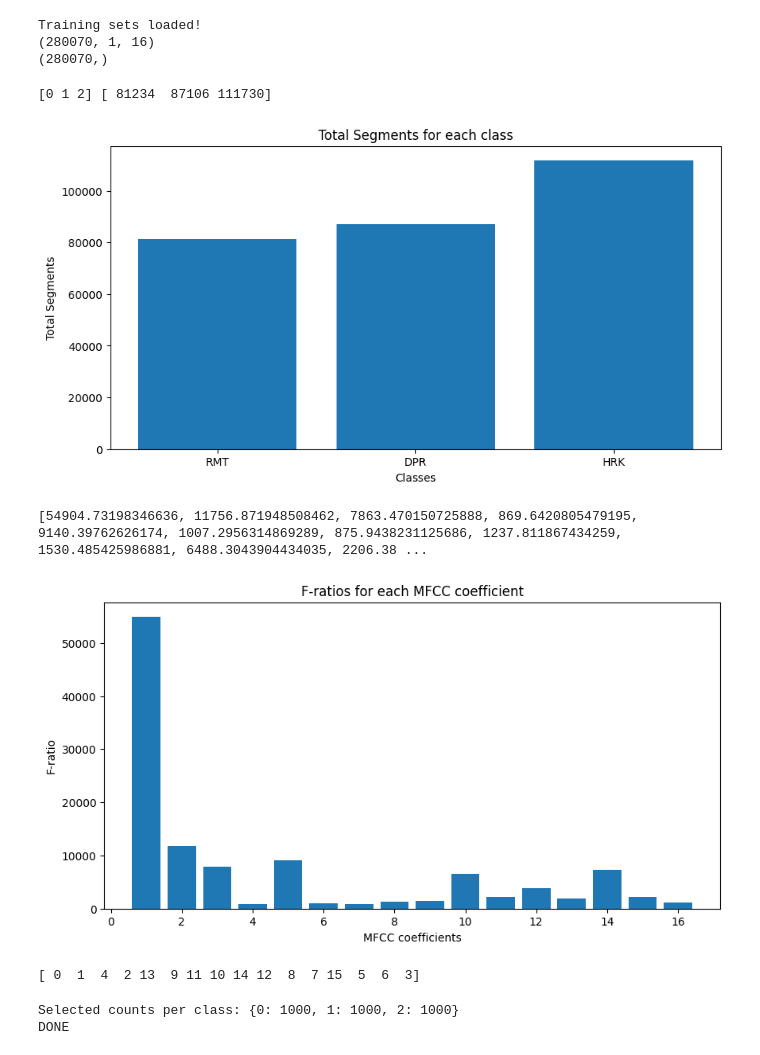
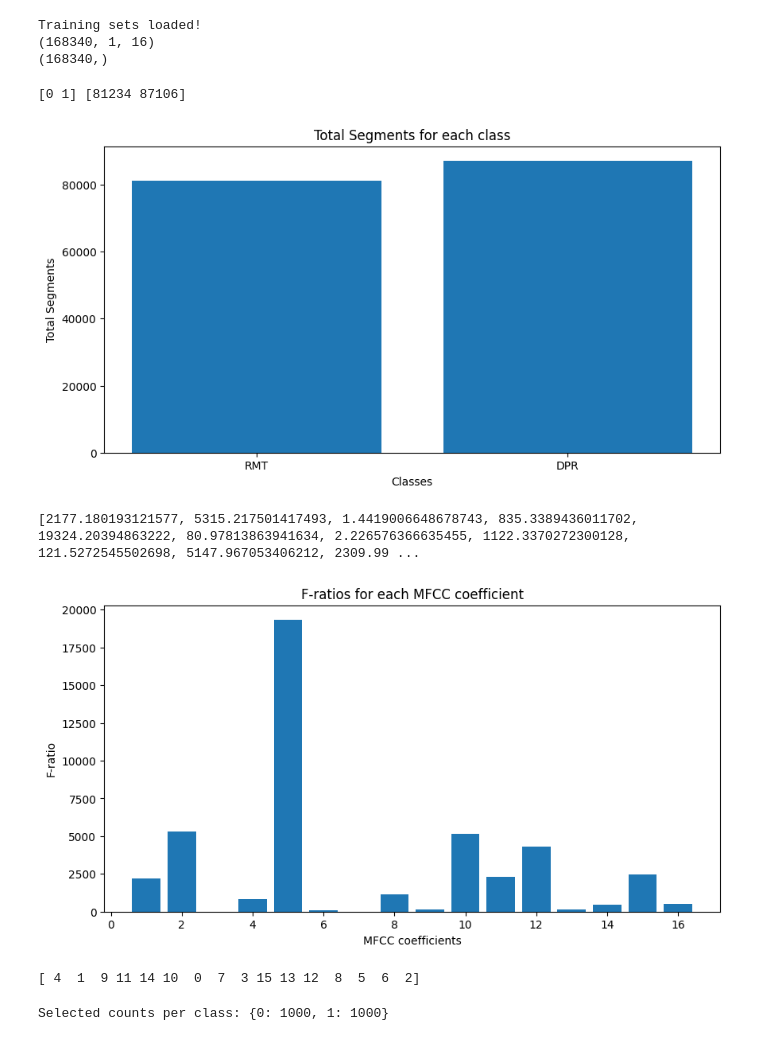
Before and after one commit to hugo-gclvs/kmutt_intership_project_v2, a Jupyter notebook: data_visualization.ipynb, the cells around one changed output. Drawn from its saved outputs; the diff is of its cells as text; code cells hidden in the pictures.

```diff
--- a/data_visualization.ipynb
+++ b/data_visualization.ipynb
@@ -11,7 +12,7 @@ from utils.load_data import load_data_with_mapping
 # %%
 DATA_PATH = '/Users/hugog/hugo-dev/esirem-dev/4a/kmutt/kmutt_intership_project_v2/'
 # %%
-DATA_PATH += "data/data_25ms_h=0%_16mfcc.json"
+DATA_PATH += "data/data_25ms_h=0%_16mfcc_RMT-DPR.json"
 # %%
 X, y, mapping = load_data_with_mapping(DATA_PATH)
 
@@ -19,12 +20,14 @@ print(X.shape)
 print(y.shape)
 # %% [output]
 Training sets loaded!
-(280070, 1, 16)
-(280070,)
+(168340, 1, 16)
+(168340,)
 # %%
 label_mapping_3_classes = {0: "RMT", 1: "DPR", 2: "HRK"}
 label_mapping_2_classes_rmt_hrk = {0: "RMT", 1: "HRK"}
 label_mapping_2_classes_rmt_dpr_hrk = {0: "RMT", 1: "DPR+HRK"}
+label_mapping_2_classes_dpr_hrk = {0: "DPR", 1: "HRK"}
+label_mapping_2_classes_rmt_dpr = {0: "RMT", 1: "DPR"}
 # %%
 def plot_segments(y, label_mapping):
     plt.figure(figsize=(10, 5))
@@ -40,10 +43,10 @@ def plot_segments(y, label_mapping):
     plt.title('Total Segments for each class')
     plt.show()
 # %%
-plot_segments(y, label_mapping_3_classes)
+plot_segments(y, label_mapping_2_classes_rmt_dpr)
 # %% [output]
-[0 1 2] [ 81234  87106 111730]
+[0 1] [81234 87106]
-[figure, old version]
+[figure, new version]
 # %%
 def calculate_f_ratios(mfcc_data, labels):
     f_ratios = []
@@ -88,7 +91,7 @@ def plot_3d_interactive(mfcc_data, labels, top_3_indices, label_mapping):
 f_ratios = calculate_f_ratios(X, y)
 print(f_ratios)
 # %% [output]
-[54904.73198346636, 11756.871948508462, 7863.470150725888, 869.6420805479195, 9140.39762626174, 1007.2956314869289, 875.9438231125686, 1237.811867434259, 1530.485425986881, 6488.3043904434035, 2206.38 ...
+[2177.180193121577, 5315.217501417493, 1.4419006648678743, 835.3389436011702, 19324.20394863222, 80.97813863941634, 2.226576366635455, 1122.3370272300128, 121.5272545502698, 5147.967053406212, 2309.99 ...
 # %%
 # draw the F-ratios
 import matplotlib.pyplot as plt
@@ -100,13 +103,13 @@ plt.ylabel("F-ratio")
 plt.title("F-ratios for each MFCC coefficient")
 plt.show()
 # %% [output]
-[figure, old version]
+[figure, new version]
 # %%
 # rank the F-ratios
 sorted_indices = np.argsort(f_ratios)[::-1]
 print(sorted_indices)
 # %% [output]
-[ 0  1  4  2 13  9 11 10 14 12  8  7 15  5  6  3]
+[ 4  1  9 11 14 10  0  7  3 15 13 12  8  5  6  2]
 # %%
 def get_first_n_samples_per_class(X, y, n_samples):
     unique_classes = np.unique(y)
@@ -138,7 +141,6 @@ top_3_indices = get_top_3_coefficients(f_ratios)
 X_selected, y_selected = get_first_n_samples_per_class(X, y, 1000)
 
 # Tracer le graphique avec les échantillons sélectionnés
-plot_3d_interactive(X_selected, y_selected, top_3_indices, label_mapping_3_classes)
+# plot_3d_interactive(X_selected, y_selected, top_3_indices, label_mapping_3_classes)
 # %% [output]
-Selected counts per class: {0: 1000, 1: 1000, 2: 1000}
-DONE
+Selected counts per class: {0: 1000, 1: 1000}
```
Also changed, not shown: parts of 2 cells of this notebook, 5 other files.
